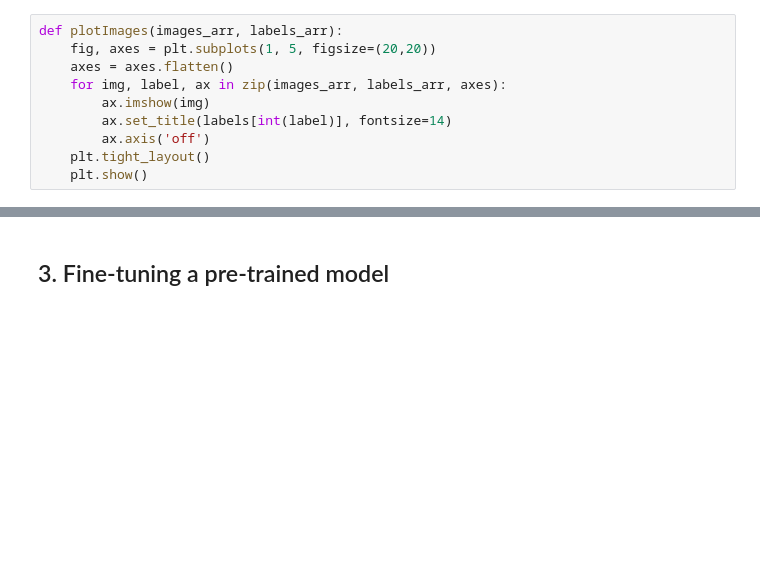
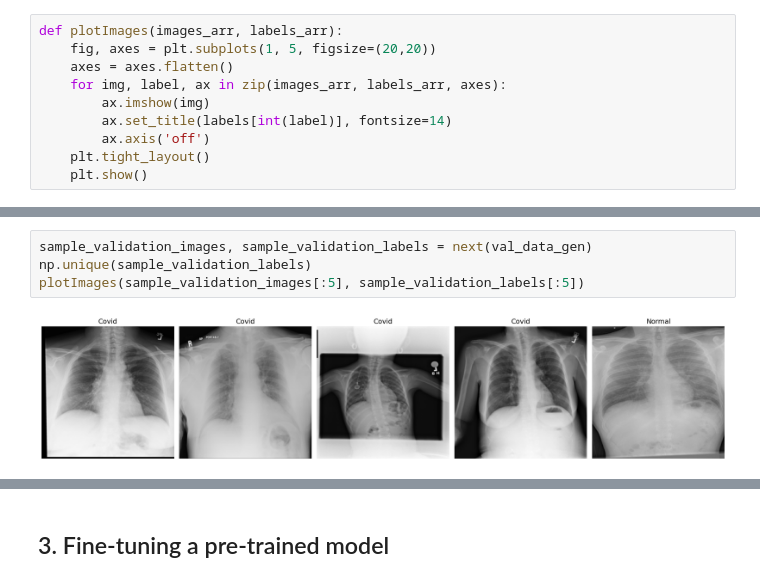
Before and after one commit to rogoemin/projectAI, a Jupyter notebook: projectAI.ipynb, the cells around one changed output, grey strips where cells are left out. Saved outputs shown, nothing was run; the diff lists cells and outputs as text; blank space fills up the shorter version.

```diff
--- a/projectAI.ipynb
+++ b/projectAI.ipynb
@@ -220,0 +311,6 @@ plotImages(sample_training_images[:5], sample_training_labels[:5]) #plots the 5
+# %%
+sample_validation_images, sample_validation_labels = next(val_data_gen)
+np.unique(sample_validation_labels)
+plotImages(sample_validation_images[:5], sample_validation_labels[:5])
+# %% [output]
+[figure, added]
```
Also changed, not shown: parts of 28 cells of this notebook.
